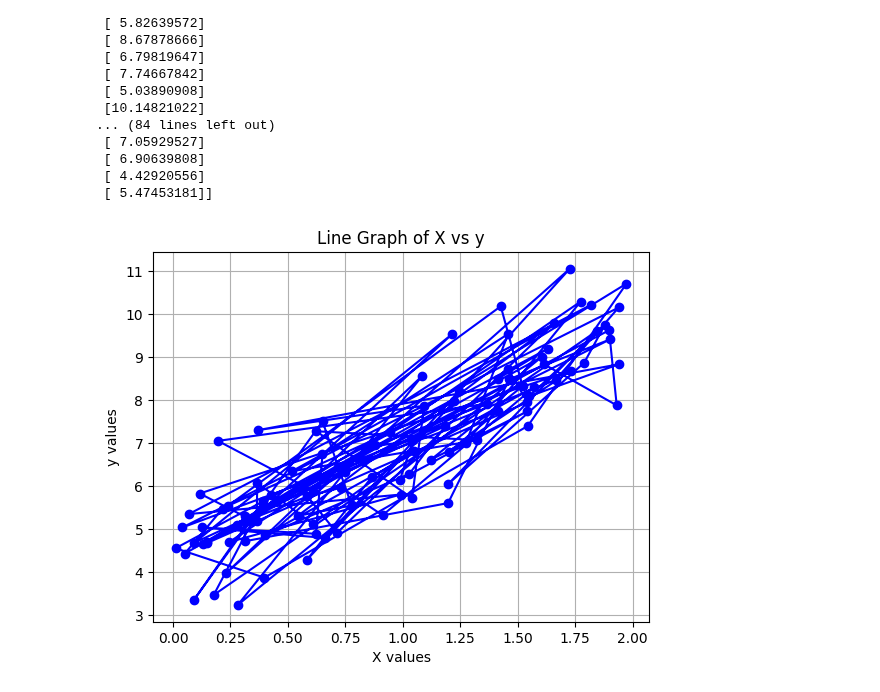
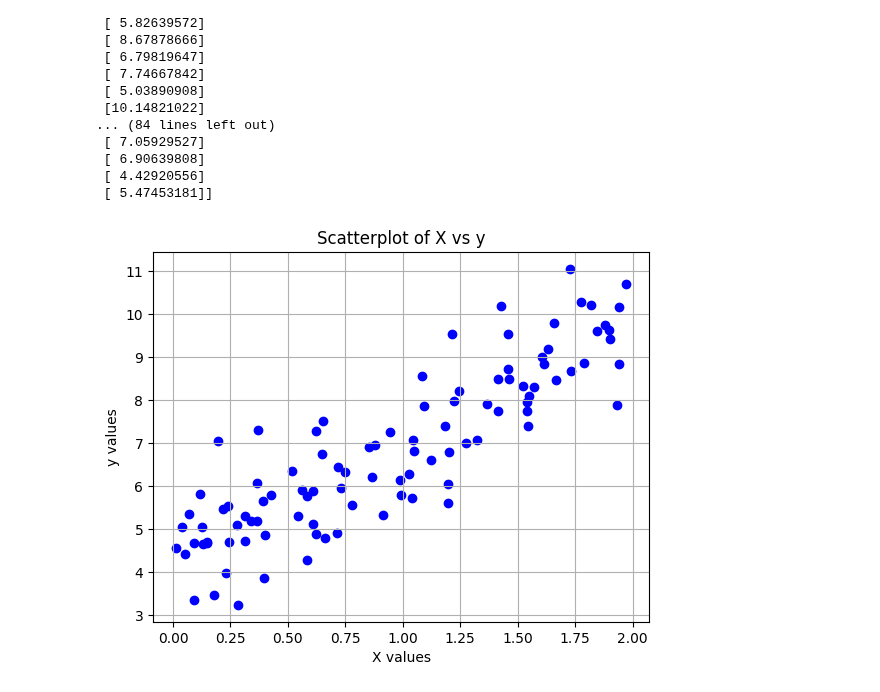
Before and after one commit to TevinAchong/hands-on-ml, a Jupyter notebook: chapter_04/eda.ipynb, the cells around one changed output. Cells and saved outputs as stored; diff of their text form; code cells hidden in the pictures.

```diff
--- a/chapter_04/eda.ipynb
+++ b/chapter_04/eda.ipynb
@@ -69,12 +69,13 @@ print(y)
 # %%
 import matplotlib.pyplot as plt
 
-# Plotting the line graph
-plt.plot(X, y, marker='o', linestyle='-', color='b')
+plt.scatter(X, y, color='b')  # Use scatter instead of plot
 plt.xlabel('X values')
 plt.ylabel('y values')
-plt.title('Line Graph of X vs y')
+plt.title('Scatterplot of X vs y')
 plt.grid(True)
+
+# Show the plot
 plt.show()
 # %% [output]
-[figure, old version]
+[figure, new version]
```
Also changed, not shown: parts of 10 cells of this notebook.
